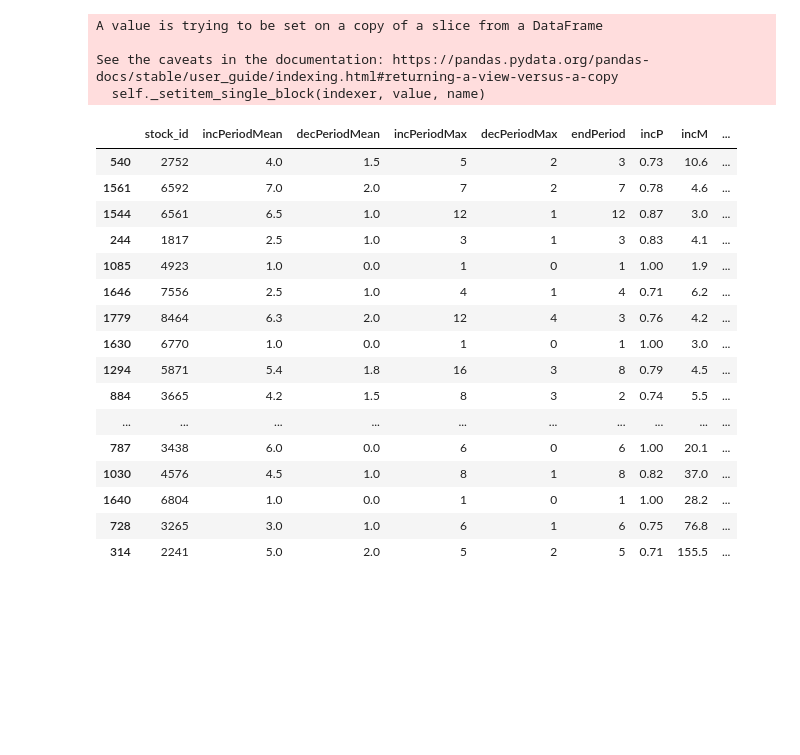
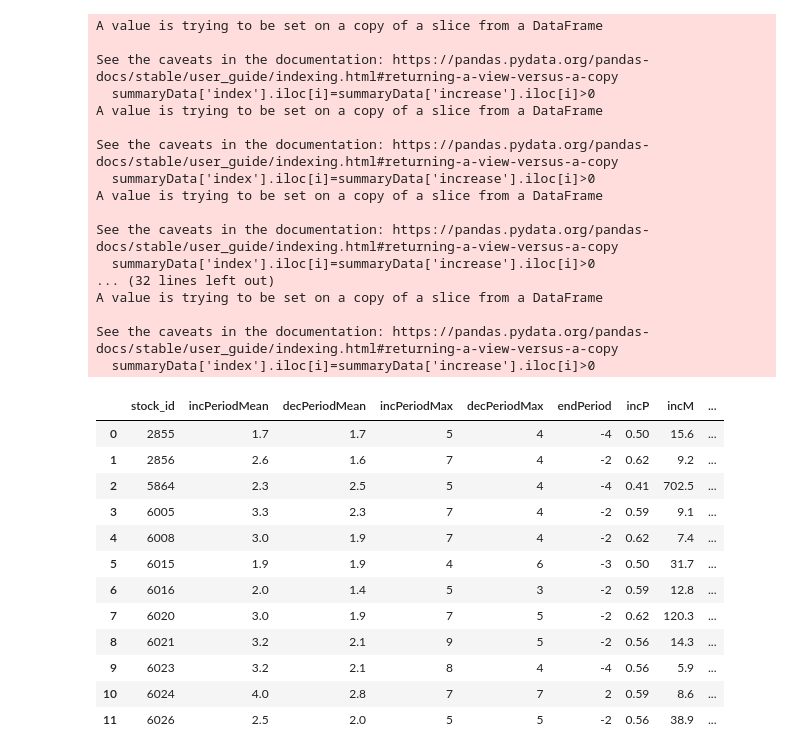
Before and after one commit to pkh-forresthsia/beTrue, a Jupyter notebook: test1.ipynb, the cells around one changed output. Saved outputs shown, nothing was run; the diff lists cells and outputs as text; code cells hidden in the pictures; blank space fills up the shorter version.

```diff
--- a/test1.ipynb
+++ b/test1.ipynb
@@ -3,35 +3,45 @@ from statement import *
 # %%
 st=StatementManage('2022-11-08',25)
 # %%
-periodAnalysis1=st.periodAnalysis('EPS')
+periodAnalysis1=st.periodAnalysis('Income')
 # %% [output]
 A value is trying to be set on a copy of a slice from a DataFrame
 
 See the caveats in the documentation: https://pandas.pydata.org/pandas-docs/stable/user_guide/indexing.html#returning-a-view-versus-a-copy
-  self._setitem_single_block(indexer, value, name)
+  summaryData['index'].iloc[i]=summaryData['increase'].iloc[i]>0
+A value is trying to be set on a copy of a slice from a DataFrame
+
+See the caveats in the documentation: https://pandas.pydata.org/pandas-docs/stable/user_guide/indexing.html#returning-a-view-versus-a-copy
+  summaryData['index'].iloc[i]=summaryData['increase'].iloc[i]>0
+A value is trying to be set on a copy of a slice from a DataFrame
+
+See the caveats in the documentation: https://pandas.pydata.org/pandas-docs/stable/user_guide/indexing.html#returning-a-view-versus-a-copy
+  summaryData['index'].iloc[i]=summaryData['increase'].iloc[i]>0
+... (32 lines left out)
+A value is trying to be set on a copy of a slice from a DataFrame
+
+See the caveats in the documentation: https://pandas.pydata.org/pandas-docs/stable/user_guide/indexing.html#returning-a-view-versus-a-copy
+  summaryData['index'].iloc[i]=summaryData['increase'].iloc[i]>0
 # %%
 # pd.set_option('display.max_columns',None)
 # pd.set_option('display.max_rows',None)
 # %%
-periodAnalysis1[periodAnalysis1['incP']>0.7].sort_values(by='growth')
+# periodAnalysis1[periodAnalysis1['incP']>0.7].sort_values(by='growth')
+periodAnalysis1
 # %% [output]
 |  | stock_id | incPeriodMean | decPeriodMean | incPeriodMax | decPeriodMax | endPeriod | incP | incM | ... |
-| 540 | 2752 | 4.0 | 1.5 | 5 | 2 | 3 | 0.73 | 10.6 | ... |
-| 1561 | 6592 | 7.0 | 2.0 | 7 | 2 | 7 | 0.78 | 4.6 | ... |
-| 1544 | 6561 | 6.5 | 1.0 | 12 | 1 | 12 | 0.87 | 3.0 | ... |
-| 244 | 1817 | 2.5 | 1.0 | 3 | 1 | 3 | 0.83 | 4.1 | ... |
-| 1085 | 4923 | 1.0 | 0.0 | 1 | 0 | 1 | 1.00 | 1.9 | ... |
-| 1646 | 7556 | 2.5 | 1.0 | 4 | 1 | 4 | 0.71 | 6.2 | ... |
-| 1779 | 8464 | 6.3 | 2.0 | 12 | 4 | 3 | 0.76 | 4.2 | ... |
-| 1630 | 6770 | 1.0 | 0.0 | 1 | 0 | 1 | 1.00 | 3.0 | ... |
-| 1294 | 5871 | 5.4 | 1.8 | 16 | 3 | 8 | 0.79 | 4.5 | ... |
-| 884 | 3665 | 4.2 | 1.5 | 8 | 3 | 2 | 0.74 | 5.5 | ... |
-| ... | ... | ... | ... | ... | ... | ... | ... | ... | ... |
-| 787 | 3438 | 6.0 | 0.0 | 6 | 0 | 6 | 1.00 | 20.1 | ... |
-| 1030 | 4576 | 4.5 | 1.0 | 8 | 1 | 8 | 0.82 | 37.0 | ... |
-| 1640 | 6804 | 1.0 | 0.0 | 1 | 0 | 1 | 1.00 | 28.2 | ... |
-| 728 | 3265 | 3.0 | 1.0 | 6 | 1 | 6 | 0.75 | 76.8 | ... |
-| 314 | 2241 | 5.0 | 2.0 | 5 | 2 | 5 | 0.71 | 155.5 | ... |
+| 0 | 2855 | 1.7 | 1.7 | 5 | 4 | -4 | 0.50 | 15.6 | ... |
+| 1 | 2856 | 2.6 | 1.6 | 7 | 4 | -2 | 0.62 | 9.2 | ... |
+| 2 | 5864 | 2.3 | 2.5 | 5 | 4 | -4 | 0.41 | 702.5 | ... |
+| 3 | 6005 | 3.3 | 2.3 | 7 | 4 | -2 | 0.59 | 9.1 | ... |
+| 4 | 6008 | 3.0 | 1.9 | 7 | 4 | -2 | 0.62 | 7.4 | ... |
+| 5 | 6015 | 1.9 | 1.9 | 4 | 6 | -3 | 0.50 | 31.7 | ... |
+| 6 | 6016 | 2.0 | 1.4 | 5 | 3 | -2 | 0.59 | 12.8 | ... |
+| 7 | 6020 | 3.0 | 1.9 | 7 | 5 | -2 | 0.62 | 120.3 | ... |
+| 8 | 6021 | 3.2 | 2.1 | 9 | 5 | -2 | 0.56 | 14.3 | ... |
+| 9 | 6023 | 3.2 | 2.1 | 8 | 4 | -4 | 0.56 | 5.9 | ... |
+| 10 | 6024 | 4.0 | 2.8 | 7 | 7 | 2 | 0.59 | 8.6 | ... |
+| 11 | 6026 | 2.5 | 2.0 | 5 | 5 | -2 | 0.56 | 38.9 | ... |
 # %%
 for i in range(len(periodAnalysis1)):
     print(periodAnalysis1.loc[i])
```
Also changed, not shown: 1 other file.
